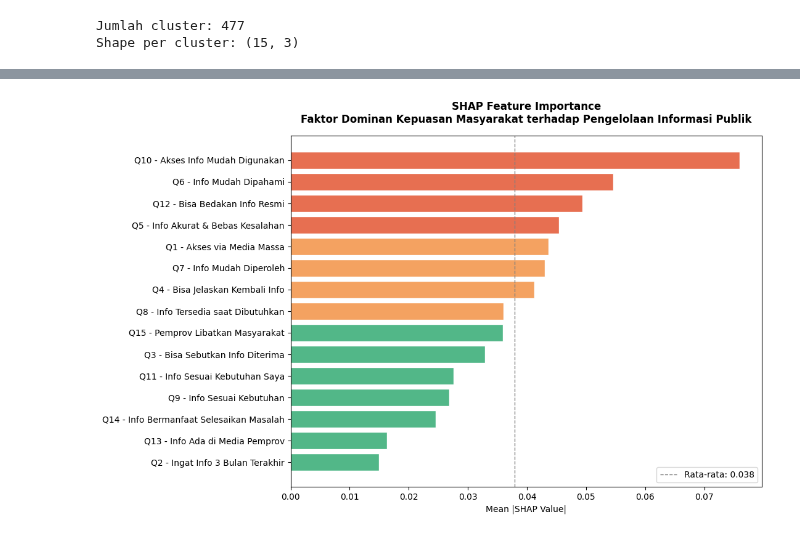
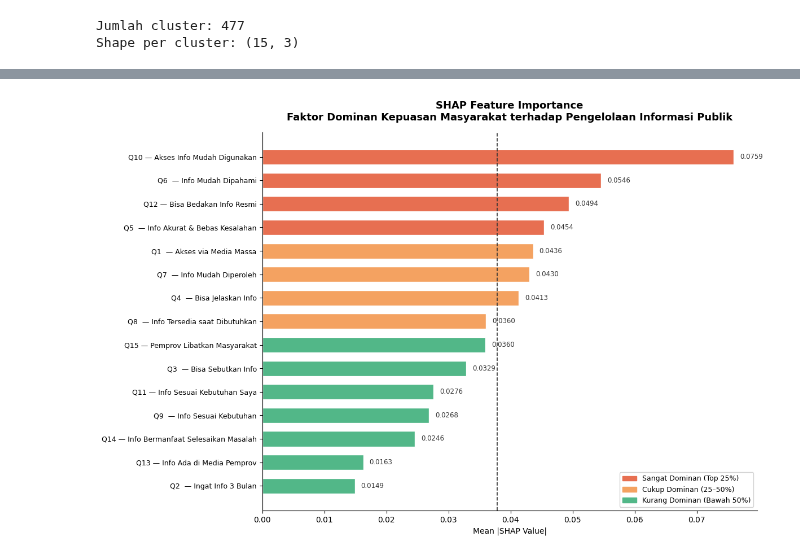
Before and after one commit to RizaHaryadi2003/Thesis-KMeans-Clustering, a Jupyter notebook: Skripsi_IKM_RandomForest_v1.ipynb, the cells around one changed output, grey strips where cells are left out. Cells and saved outputs as stored; diff of their text form; code cells hidden in the pictures.

Commit message:
Update Visual

```diff
--- a/Skripsi_IKM_RandomForest_v1.ipynb
+++ b/Skripsi_IKM_RandomForest_v1.ipynb
@@ -285,46 +449,74 @@ Shape per cluster: (15, 3)
 # %%
-#===== SHAP - Visualisasi Feature Importance =====#
+#===== SHAP Summary Plot - Polish Version =====#
 
-q_labels = {
-    'Q1' : 'Q1 - Akses via Media Massa',
-    'Q2' : 'Q2 - Ingat Info 3 Bulan Terakhir',
-    'Q3' : 'Q3 - Bisa Sebutkan Info Diterima',
-    'Q4' : 'Q4 - Bisa Jelaskan Kembali Info',
-    'Q5' : 'Q5 - Info Akurat & Bebas Kesalahan',
-    'Q6' : 'Q6 - Info Mudah Dipahami',
-    'Q7' : 'Q7 - Info Mudah Diperoleh',
-    'Q8' : 'Q8 - Info Tersedia saat Dibutuhkan',
-    'Q9' : 'Q9 - Info Sesuai Kebutuhan',
-    'Q10': 'Q10 - Akses Info Mudah Digunakan',
-    'Q11': 'Q11 - Info Sesuai Kebutuhan Saya',
-    'Q12': 'Q12 - Bisa Bedakan Info Resmi',
-    'Q13': 'Q13 - Info Ada di Media Pemprov',
-    'Q14': 'Q14 - Info Bermanfaat Selesaikan Masalah',
-    'Q15': 'Q15 - Pemprov Libatkan Masyarakat',
+
+# Label lengkap
+q_labels_short = {
+    'Q1' : 'Q1  — Akses via Media Massa',
+    'Q2' : 'Q2  — Ingat Info 3 Bulan',
+    'Q3' : 'Q3  — Bisa Sebutkan Info',
+    'Q4' : 'Q4  — Bisa Jelaskan Info',
+    'Q5' : 'Q5  — Info Akurat & Bebas Kesalahan',
+    'Q6' : 'Q6  — Info Mudah Dipahami',
+    'Q7' : 'Q7  — Info Mudah Diperoleh',
+    'Q8' : 'Q8  — Info Tersedia saat Dibutuhkan',
+    'Q9' : 'Q9  — Info Sesuai Kebutuhan',
+    'Q10': 'Q10 — Akses Info Mudah Digunakan',
+    'Q11': 'Q11 — Info Sesuai Kebutuhan Saya',
+    'Q12': 'Q12 — Bisa Bedakan Info Resmi',
+    'Q13': 'Q13 — Info Ada di Media Pemprov',
+    'Q14': 'Q14 — Info Bermanfaat Selesaikan Masalah',
+    'Q15': 'Q15 — Pemprov Libatkan Masyarakat',
 }
 
 shap_array = np.array(shap_values)
 mean_shap = np.abs(shap_array).mean(axis=(0, 2))
 
 shap_df = pd.DataFrame({
     'fitur'     : q_cols,
-    'label'     : [q_labels[q] for q in q_cols],
+    'label'     : [q_labels_short[q] for q in q_cols],
     'importance': mean_shap
 }).sort_values('importance')
 
-fig, ax = plt.subplots(figsize=(11, 7))
-colors = ['#E76F51' if v >= shap_df['importance'].quantile(0.75) else
-          '#F4A261' if v >= shap_df['importance'].median() else
+# Warna berdasarkan kuartil
+q75 = shap_df['importance'].quantile(0.75)
+q50 = shap_df['importance'].median()
+
+colors = ['#E76F51' if v >= q75 else
+          '#F4A261' if v >= q50 else
           '#52B788' for v in shap_df['importance']]
 
-ax.barh(shap_df['label'], shap_df['importance'], color=colors, edgecolor='white')
+fig, ax = plt.subplots(figsize=(12, 8))
+fig.patch.set_facecolor('white')
+
+bars = ax.barh(shap_df['label'], shap_df['importance'],
+               color=colors, edgecolor='white', height=0.65)
+
+# Nilai di ujung bar
+for bar, val in zip(bars, shap_df['importance']):
+    ax.text(val + 0.001, bar.get_y() + bar.get_height()/2,
+            f'{val:.4f}', va='center', fontsize=8.5, color='#333333')
+
+# Garis rata-rata
+avg = mean_shap.mean()
+ax.axvline(avg, color='#333333', linestyle='--',
+           linewidth=1.2, label=f'Rata-rata: {avg:.4f}')
+
+# Legend warna
+p1 = mpatches.Patch(color='#E76F51', label='Sangat Dominan (Top 25%)')
+p2 = mpatches.Patch(color='#F4A261', label='Cukup Dominan (25–50%)')
+p3 = mpatches.Patch(color='#52B788', label='Kurang Dominan (Bawah 50%)')
+ax.legend(handles=[p1, p2, p3], fontsize=9,
+          loc='lower right', framealpha=0.9)
+
 ax.set_title('SHAP Feature Importance\nFaktor Dominan Kepuasan Masyarakat terhadap Pengelolaan Informasi Publik',
-             fontsize=12, fontweight='bold', pad=15)
-ax.set_xlabel('Mean |SHAP Value|')
-ax.axvline(mean_shap.mean(), color='gray', linestyle='--',
-           linewidth=1, label=f'Rata-rata: {mean_shap.mean():.3f}')
-ax.legend()
+             fontsize=13, fontweight='bold', pad=15)
+ax.set_xlabel('Mean |SHAP Value|', fontsize=10)
+ax.spines['top'].set_visible(False)
+ax.spines['right'].set_visible(False)
+ax.tick_params(axis='y', labelsize=9)
+
 plt.tight_layout()
 plt.show()
 # %% [output]
-[figure, old version]
+[figure, new version]
```
Also changed, not shown: parts of 42 cells of this notebook.
